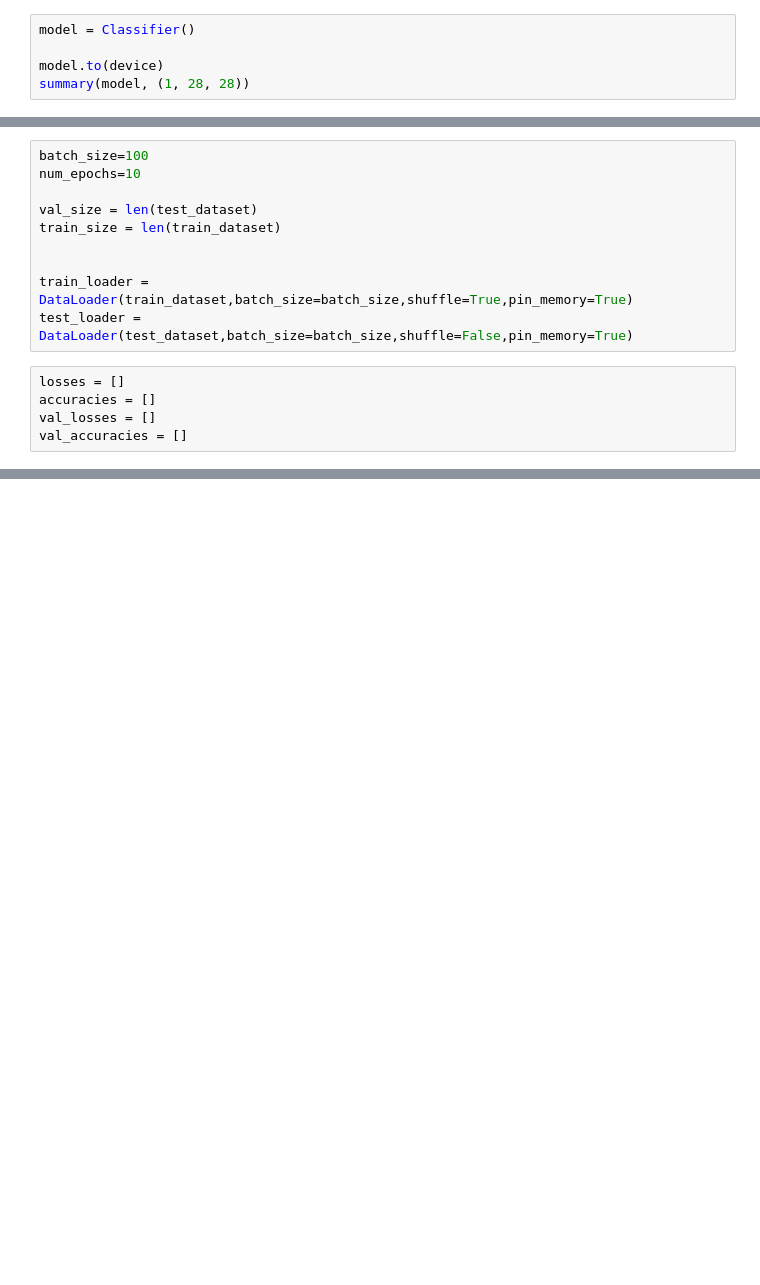
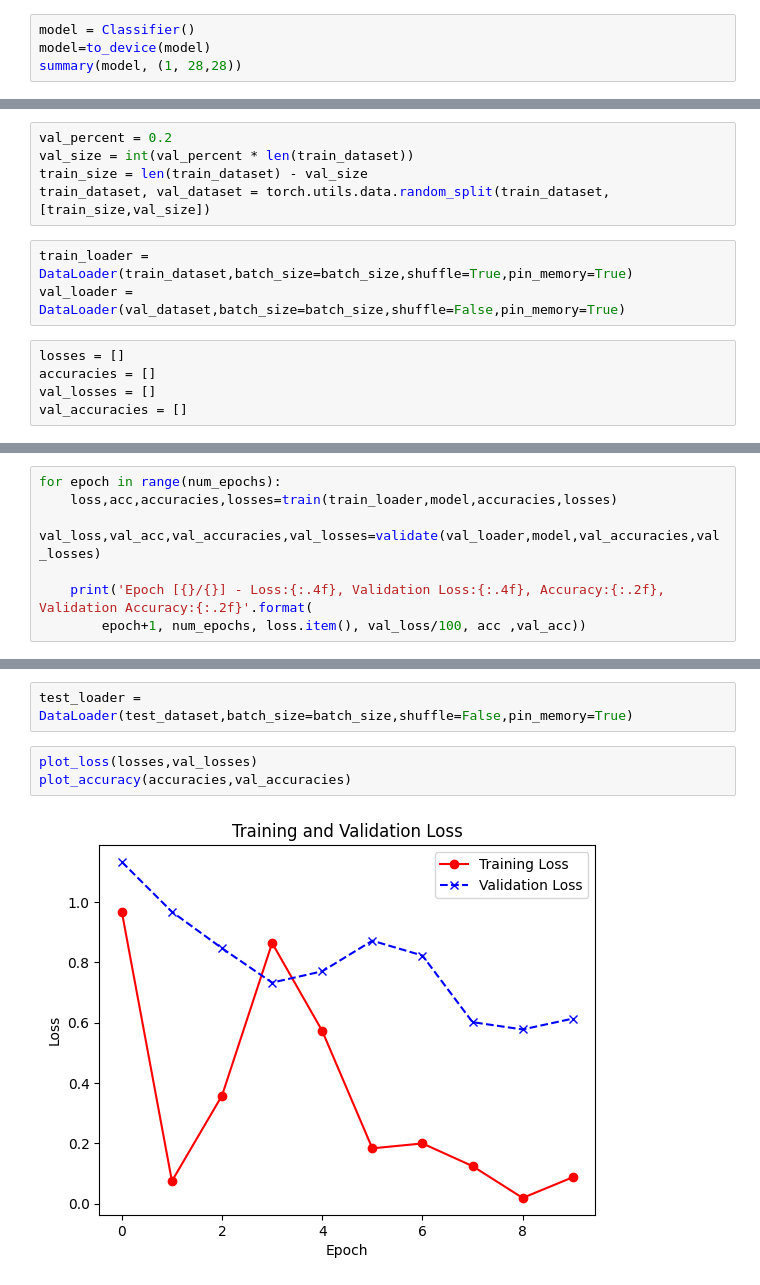
Before and after one commit to Sanmitha-Sadhishkumar/Door_number_finding_system, a Jupyter notebook: models/model.ipynb, the cells around one changed output, grey strips where cells are left out. Cells and saved outputs as stored; diff of their text form; blank space fills up the shorter version.

Commit message:
modified this model ( with pytorch and SVHN dataset)

```diff
--- a/models/model.ipynb
+++ b/models/model.ipynb
@@ -54,8 +164,7 @@ cpu
 # %%
 model = Classifier()
-
-model.to(device)
-summary(model, (1, 28, 28))
+model=to_device(model)
+summary(model, (1, 28,28))
 # %% [output]
 ----------------------------------------------------------------
         Layer (type)               Output Shape         Param #
@@ -80,13 +189,11 @@ optimizer = optim.Adam(model.parameters(), lr=0.001)
+# %%
+val_percent = 0.2
+val_size = int(val_percent * len(train_dataset))
+train_size = len(train_dataset) - val_size
+train_dataset, val_dataset = torch.utils.data.random_split(train_dataset,[train_size,val_size])
 # %%
-batch_size=100
-num_epochs=10
-
-val_size = len(test_dataset)
-train_size = len(train_dataset)
-
-
 train_loader = DataLoader(train_dataset,batch_size=batch_size,shuffle=True,pin_memory=True)
-test_loader = DataLoader(test_dataset,batch_size=batch_size,shuffle=False,pin_memory=True)
+val_loader = DataLoader(val_dataset,batch_size=batch_size,shuffle=False,pin_memory=True)
 # %%
 losses = []
 accuracies = []
@@ -228,0 +202,7 @@ weighted avg       0.89      0.89      0.89     26032
+# %%
+for epoch in range(num_epochs):
+	loss,acc,accuracies,losses=train(train_loader,model,accuracies,losses)
+	val_loss,val_acc,val_accuracies,val_losses=validate(val_loader,model,val_accuracies,val_losses)
+
+	print('Epoch [{}/{}] - Loss:{:.4f}, Validation Loss:{:.4f}, Accuracy:{:.2f}, Validation Accuracy:{:.2f}'.format(
+		epoch+1, num_epochs, loss.item(), val_loss/100, acc ,val_acc))
@@ -228,0 +220,7 @@ weighted avg       0.89      0.89      0.89     26032
+# %%
+test_loader = DataLoader(test_dataset,batch_size=batch_size,shuffle=False,pin_memory=True)
+# %%
+plot_loss(losses,val_losses)
+plot_accuracy(accuracies,val_accuracies)
+# %% [output]
+[figure, added]
```
Also changed, not shown: parts of 16 cells of this notebook, 3 other files.
